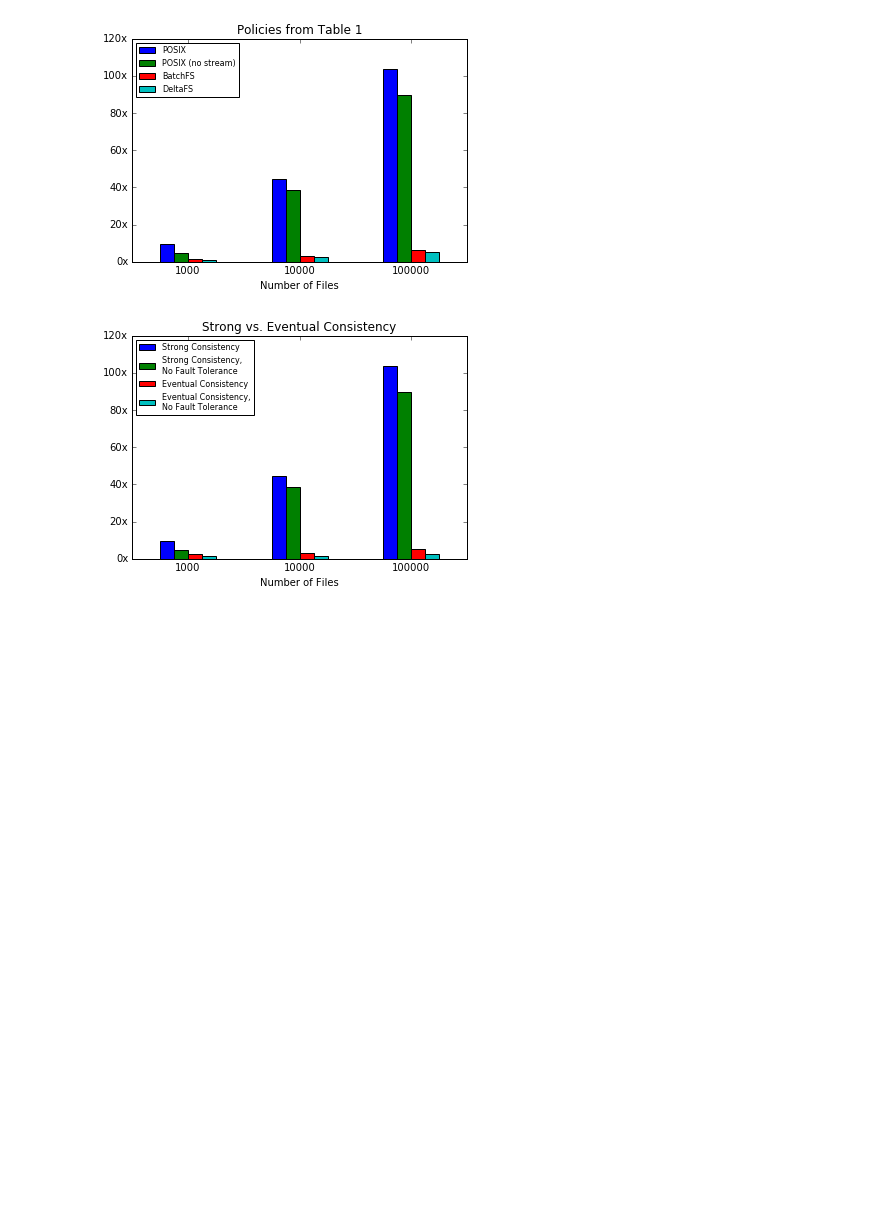
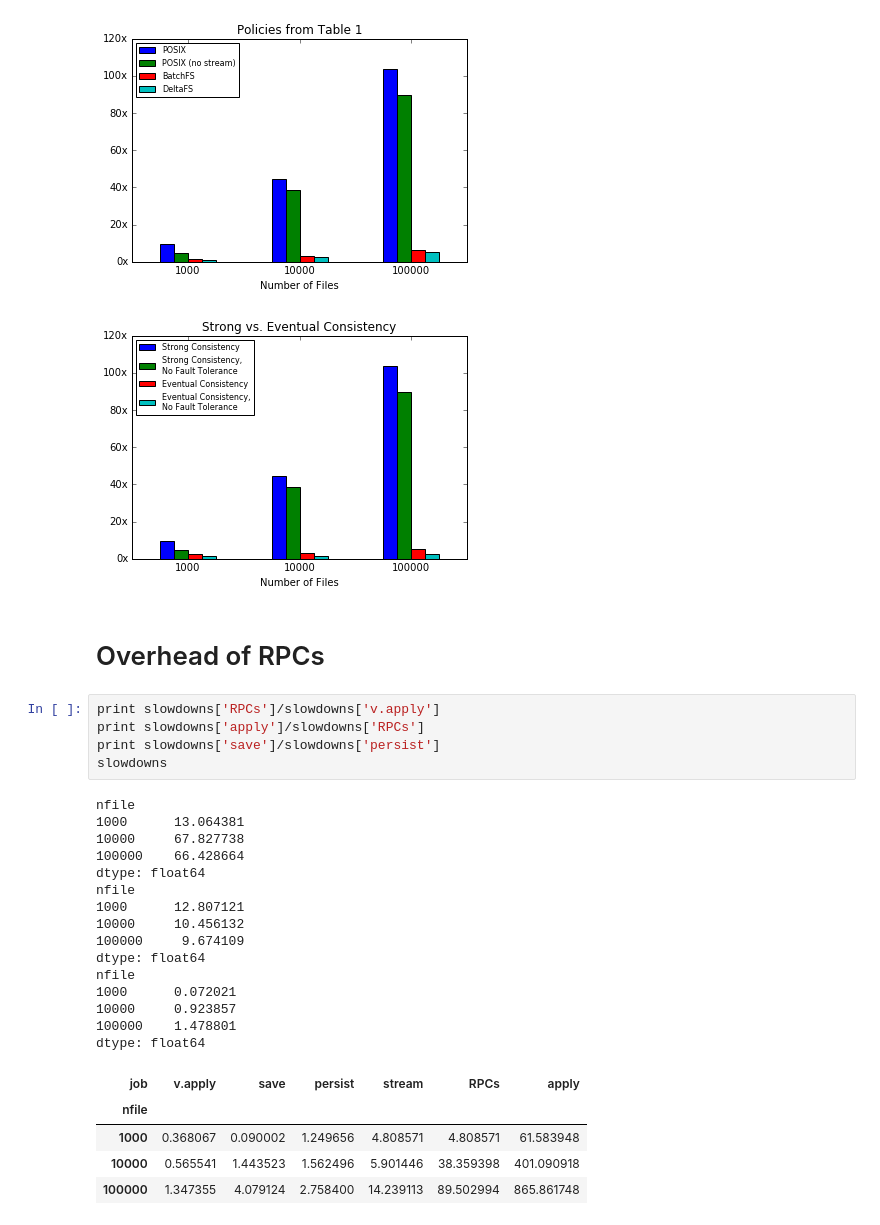
Before and after one commit to michaelsevilla/anonymous-popper, a Jupyter notebook: viz-decoupled.ipynb, the cells around one changed output. Cells and saved outputs as stored; diff of their text form; blank space fills up the shorter version.

```diff
--- a/viz-decoupled.ipynb
+++ b/viz-decoupled.ipynb
@@ -227,3 +242,31 @@ policies
 [figure]
 [figure]
 [figure]
+# %% [markdown]
+# Overhead of RPCs
+# %%
+print slowdowns['RPCs']/slowdowns['v.apply']
+print slowdowns['apply']/slowdowns['RPCs']
+print slowdowns['save']/slowdowns['persist']
+slowdowns
+# %% [output]
+nfile
+1000      13.064381
+10000     67.827738
+100000    66.428664
+dtype: float64
+nfile
+1000      12.807121
+10000     10.456132
+100000     9.674109
+dtype: float64
+nfile
+1000      0.072021
+10000     0.923857
+100000    1.478801
+dtype: float64
+| job | v.apply | save | persist | stream | RPCs | apply |
+| nfile |  |  |  |  |  |  |
+| 1000 | 0.368067 | 0.090002 | 1.249656 | 4.808571 | 4.808571 | 61.583948 |
+| 10000 | 0.565541 | 1.443523 | 1.562496 | 5.901446 | 38.359398 | 401.090918 |
+| 100000 | 1.347355 | 4.079124 | 2.758400 | 14.239113 | 89.502994 | 865.861748 |
```
Also changed, not shown: parts of 4 cells of this notebook, 4 other files.
